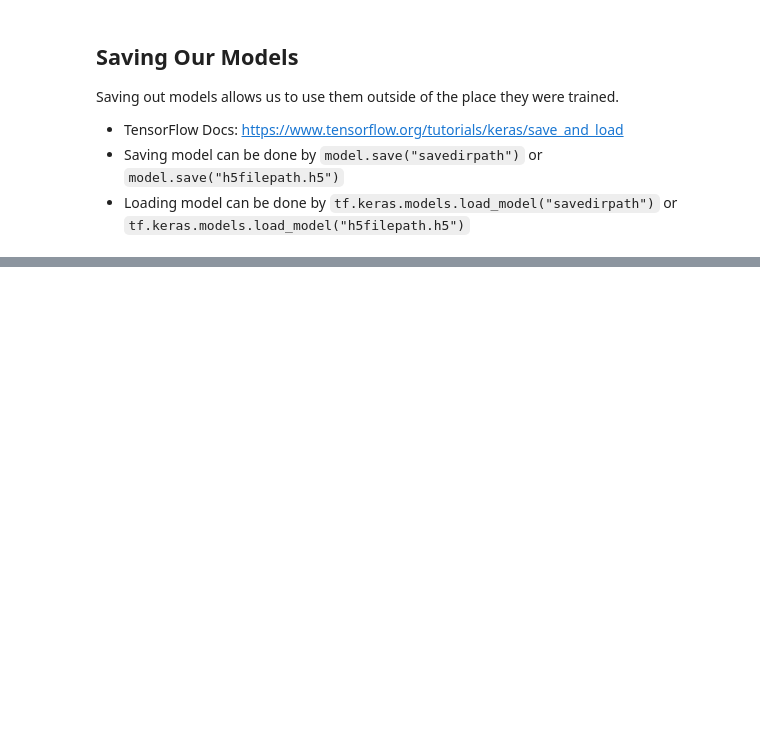
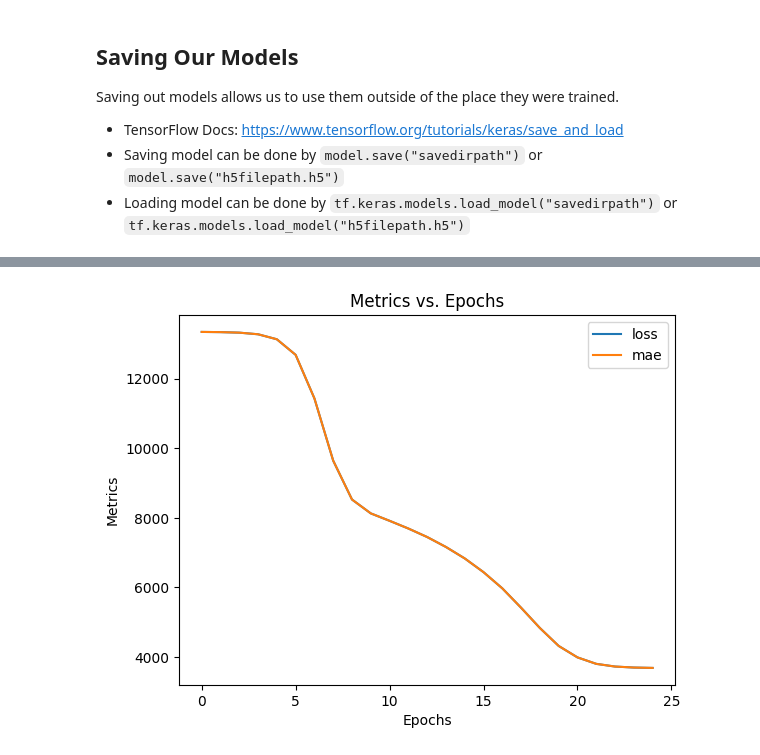
Before and after one commit to bkubick/deep-learning-development, a Jupyter notebook: exercises/neural_network_regression.ipynb, the cells around one changed output, grey strips where cells are left out. Saved outputs shown, nothing was run; the diff lists cells and outputs as text; code cells hidden in the pictures; blank space fills up the shorter version.

Commit message:
Practice tensorflow functionality using regression exercies and projects

```diff
--- a/exercises/neural_network_regression.ipynb
+++ b/exercises/neural_network_regression.ipynb
@@ -470,0 +838,5 @@ Saving out models allows us to use them outside of the place they were trained.
+# %%
+# Creating the Feature Scaler and One Hot Encoder
+column_transformer = make_column_transformer(
+    (MinMaxScaler(), ['age', 'bmi', 'children']),  # normalize all value in these columns between 0 and 1
+    (OneHotEncoder(handle_unknown='ignore'), ['sex', 'smoker', 'region']))
@@ -470,0 +845,16 @@ Saving out models allows us to use them outside of the place they were trained.
+# %%
+# Separating out the X and y
+y_column_name = 'charges'
+X_df = insurance.drop(y_column_name, axis=1)
+y_df = insurance[y_column_name]
+# %%
+# Splitting the data to test and train
+# NOTE: We do not need to convert these to tensors, Pandas is built on top of numpy which is handled directly
+# with the model
+
+X_train, X_test, y_train, y_test = train_test_split(X_df, y_df, test_size=0.2, random_state=42)
+
+# Fit the column transformer to our training data
+column_transformer.fit(X_train)
+X_train_normal = column_transformer.transform(X_train)
+X_test_normal = column_transformer.transform(X_test)
@@ -470,0 +874,19 @@ Saving out models allows us to use them outside of the place they were trained.
+# %%
+# Setting seed to compare results
+tf.random.set_seed(42)
+
+# 1. Create Model
+model_1 = tf.keras.Sequential([
+    tf.keras.layers.Input(shape=(11,)),
+    tf.keras.layers.Dense(100),
+    tf.keras.layers.Dense(1)
+])
+
+# 2. Compile Model
+learning_rate = 0.01
+model_1.compile(loss=tf.keras.losses.mae,
+                optimizer=tf.keras.optimizers.legacy.SGD(learning_rate=learning_rate),
+                metrics=['mae'])
+
+# 3. Fit Model
+history_1 = model_1.fit(X_train_normal, y_train, epochs=25, verbose=0)
@@ -470,0 +900,4 @@ Saving out models allows us to use them outside of the place they were trained.
+# %%
+utils.plot.plot_history(history_1)
+# %% [output]
+[figure, added]
```
Also changed, not shown: parts of 107 cells of this notebook, 1 other file.
